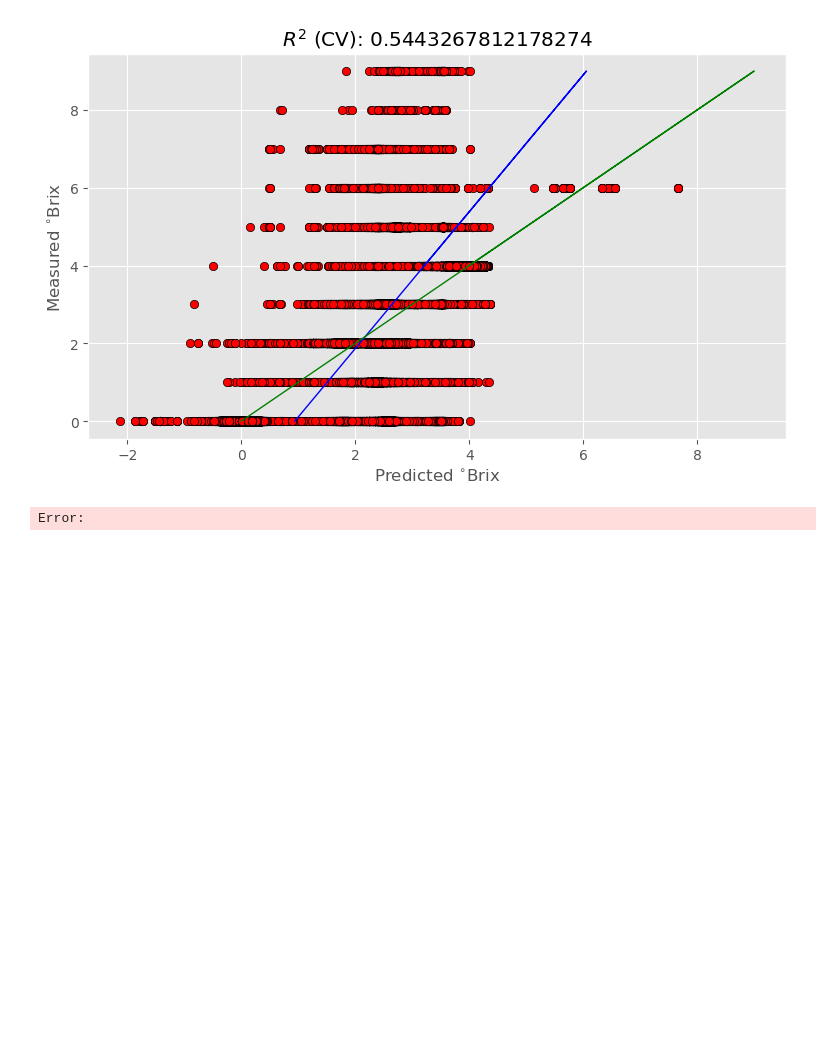
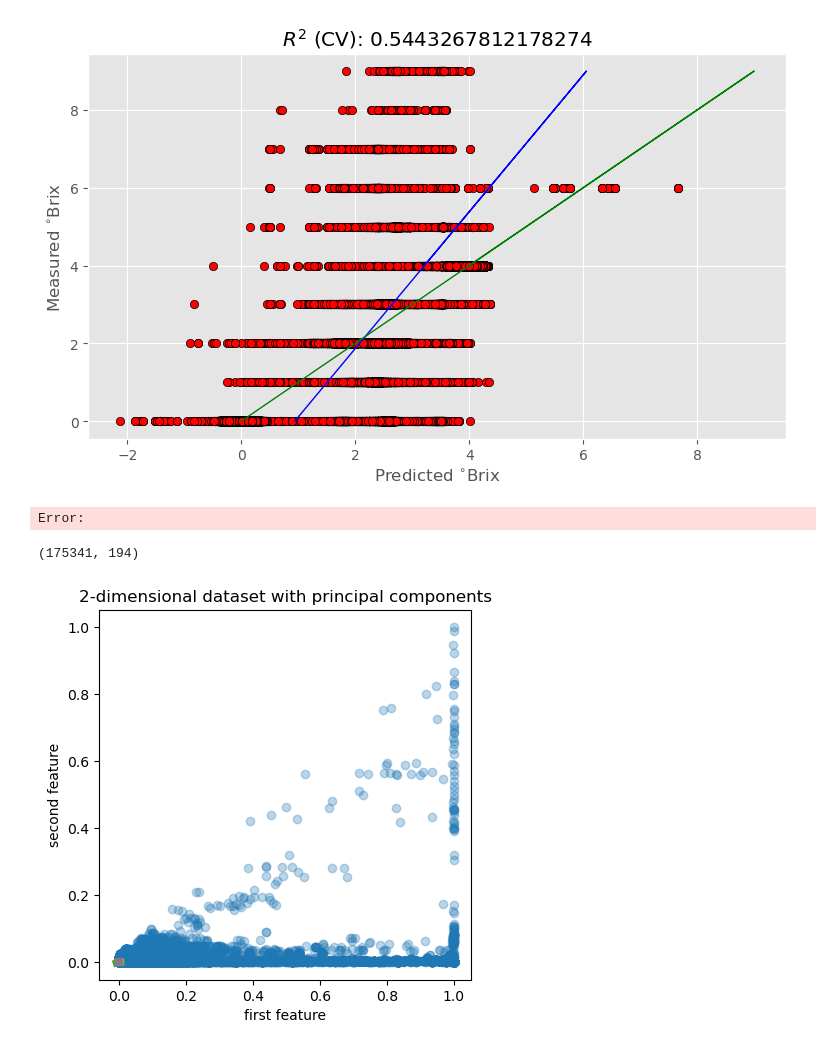
Before and after one commit to cngvng/PLS-numerical-method, a Jupyter notebook: test.ipynb, the cells around one changed output. Cells and saved outputs as stored; diff of their text form; code cells hidden in the pictures; blank space fills up the shorter version.

```diff
--- a/test.ipynb
+++ b/test.ipynb
@@ -240,0 +267,28 @@ Error:
+# %%
+X = data_train.to_numpy()
+X.shape
+# %% [output]
+(175341, 194)
+# %%
+pca = PCA(n_components=16).fit(X)
+
+plt.scatter(X[:, 0], X[:, 1], alpha=0.3, label="samples")
+for i, (comp, var) in enumerate(zip(pca.components_, pca.explained_variance_)):
+    comp = comp * var  # scale component by its variance explanation power
+    plt.plot(
+        [0, comp[0]],
+        [0, comp[1]],
+        label=f"Component {i}",
+        linewidth=5,
+        color=f"C{i + 2}",
+    )
+plt.gca().set(
+    aspect="equal",
+    title="2-dimensional dataset with principal components",
+    xlabel="first feature",
+    ylabel="second feature",
+)
+# plt.legend()
+plt.show()
+# %% [output]
+[figure, added]
```
Also changed, not shown: parts of 7 cells of this notebook, 3 other files.
